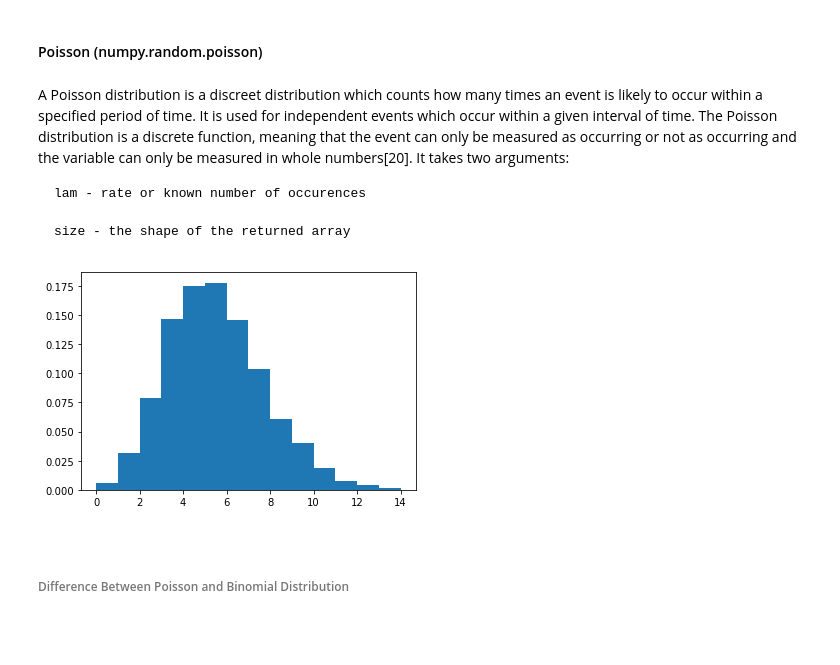
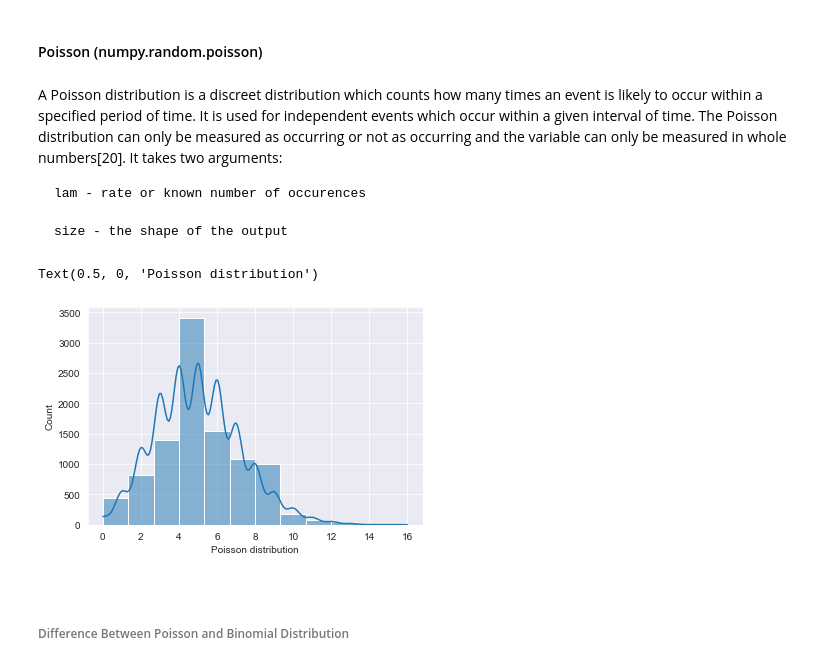
Before and after one commit to dconn20/numpy.random-package, a Jupyter notebook: Numpy.random - Package.ipynb, the cells around one changed output. Saved outputs shown, nothing was run; the diff lists cells and outputs as text; code cells hidden in the pictures; blank space fills up the shorter version.

```diff
--- a/Numpy.random - Package.ipynb
+++ b/Numpy.random - Package.ipynb
@@ -338,18 +305,19 @@ Text(0.5, 1.0, 'Binomial')
 
 #### Poisson (numpy.random.poisson)
 # %% [markdown]
-A Poisson distribution is a discreet distribution which counts how many times an event is likely to occur within a specified period of time. It is used for independent events which occur within a given interval of time. The Poisson distribution is a discrete function, meaning that the event can only be measured as occurring or not as occurring and the variable can only be measured in whole numbers[20]. It takes two arguments:
+A Poisson distribution is a discreet distribution which counts how many times an event is likely to occur within a specified period of time. It is used for independent events which occur within a given interval of time. The Poisson distribution can only be measured as occurring or not as occurring and the variable can only be measured in whole numbers[20]. It takes two arguments:
 
     lam - rate or known number of occurences
 
-    size - the shape of the returned array
+    size - the shape of the output
 # %%
-# Draw samples from the distribution and display with histogram [21].
-s = np.random.poisson(5, 10000)
-count, bins, ignored = plt.hist(s, 14, density=True)
-plt.show()
+# Draw samples from the poisson distribution and display with histogram [21].
+p = np.random.poisson(5, 10000)
+ax = sns.histplot(p, kde=True, bins=12)
+ax.set_xlabel ('Poisson distribution')
 # %% [output]
+Text(0.5, 0, 'Poisson distribution')
-[figure, old version]
+[figure, new version]
 # %% [markdown]
 <br/>
 
```
Also changed, not shown: parts of 6 cells of this notebook.
